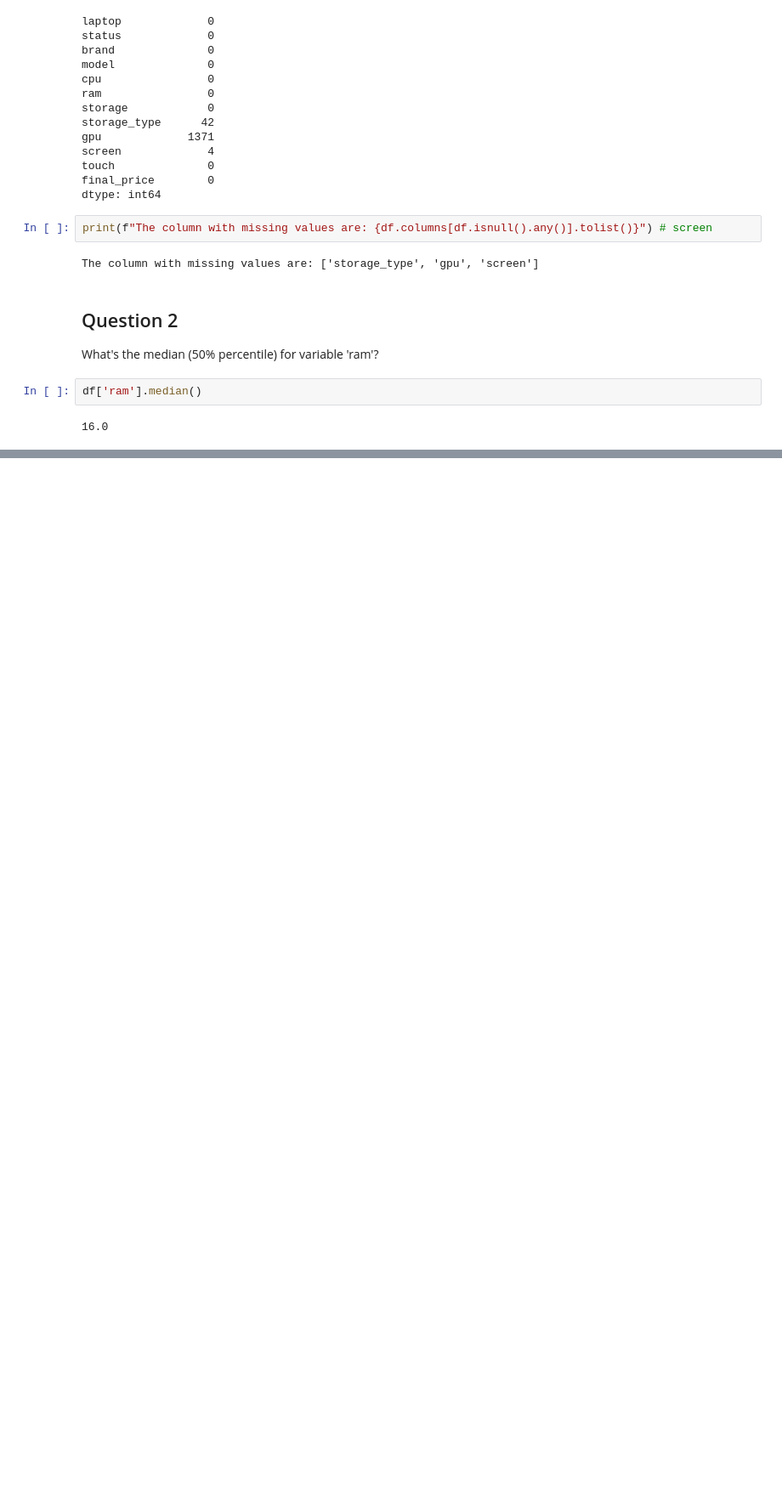
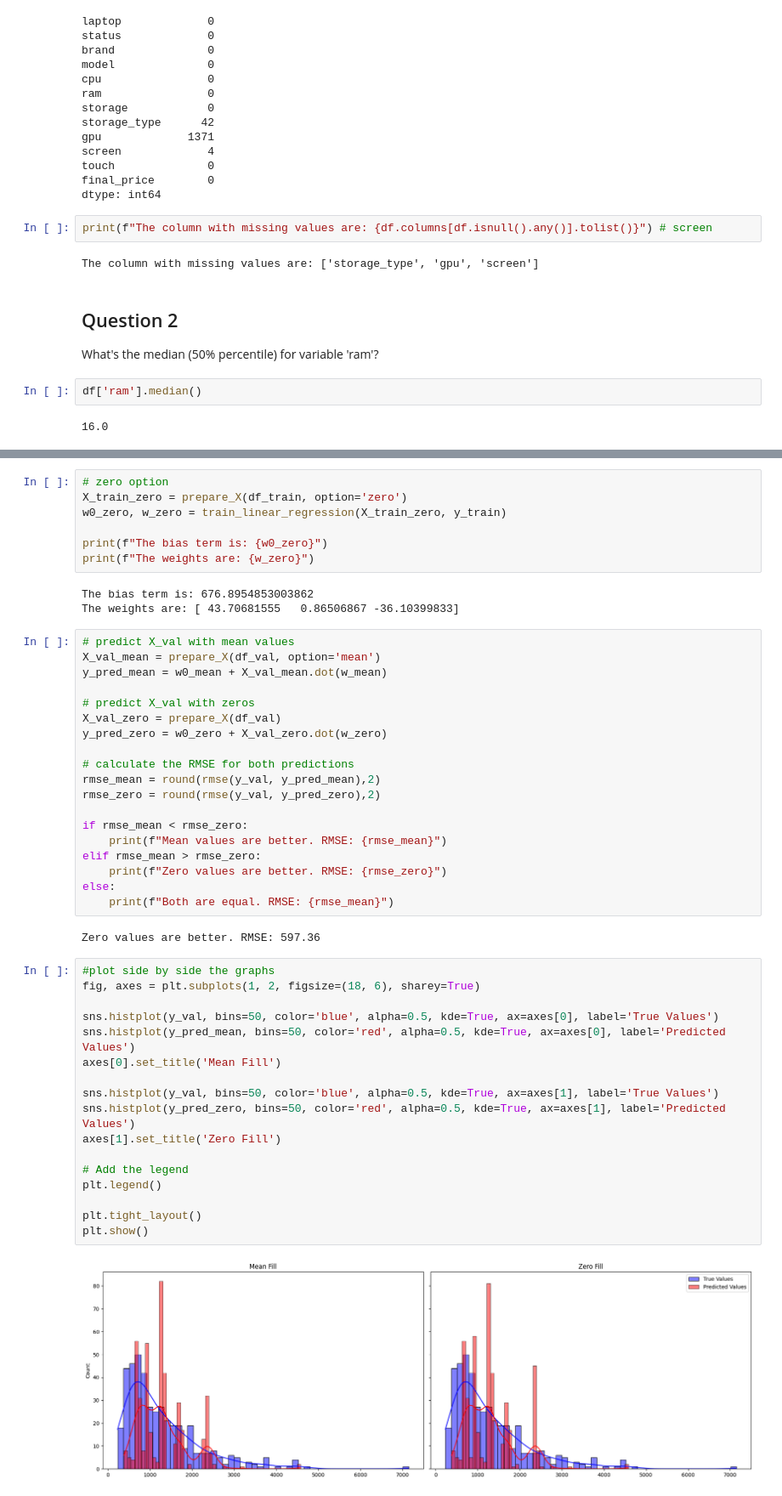
Before and after one commit to RuiFSP/ml-zoomcamp, a Jupyter notebook: 02-regression/homework02.ipynb, the cells around one changed output, grey strips where cells are left out. Shown at 85% size. Drawn from its saved outputs; the diff is of its cells as text; blank space fills up the shorter version.

```diff
--- a/02-regression/homework02.ipynb
+++ b/02-regression/homework02.ipynb
@@ -70,0 +260,50 @@ df['ram'].median()
+# %%
+# zero option
+X_train_zero = prepare_X(df_train, option='zero')
+w0_zero, w_zero = train_linear_regression(X_train_zero, y_train)
+
+print(f"The bias term is: {w0_zero}")
+print(f"The weights are: {w_zero}")
+# %% [output]
+The bias term is: 676.8954853003862
+The weights are: [ 43.70681555   0.86506867 -36.10399833]
+# %%
+# predict X_val with mean values
+X_val_mean = prepare_X(df_val, option='mean')
+y_pred_mean = w0_mean + X_val_mean.dot(w_mean)
+
+# predict X_val with zeros
+X_val_zero = prepare_X(df_val)
+y_pred_zero = w0_zero + X_val_zero.dot(w_zero)
+
+# calculate the RMSE for both predictions
+rmse_mean = round(rmse(y_val, y_pred_mean),2)
+rmse_zero = round(rmse(y_val, y_pred_zero),2)
+
+if rmse_mean < rmse_zero:
+    print(f"Mean values are better. RMSE: {rmse_mean}")
+elif rmse_mean > rmse_zero:
+    print(f"Zero values are better. RMSE: {rmse_zero}")
+else:
+    print(f"Both are equal. RMSE: {rmse_mean}")
+# %% [output]
+Zero values are better. RMSE: 597.36
+# %%
+#plot side by side the graphs
+fig, axes = plt.subplots(1, 2, figsize=(18, 6), sharey=True)
+
+sns.histplot(y_val, bins=50, color='blue', alpha=0.5, kde=True, ax=axes[0], label='True Values')
+sns.histplot(y_pred_mean, bins=50, color='red', alpha=0.5, kde=True, ax=axes[0], label='Predicted Values')
+axes[0].set_title('Mean Fill')
+
+sns.histplot(y_val, bins=50, color='blue', alpha=0.5, kde=True, ax=axes[1], label='True Values')
+sns.histplot(y_pred_zero, bins=50, color='red', alpha=0.5, kde=True, ax=axes[1], label='Predicted Values')
+axes[1].set_title('Zero Fill')
+
+# Add the legend
+plt.legend()
+
+plt.tight_layout()
+plt.show()
+# %% [output]
+[figure, added]
```
Also changed, not shown: parts of 35 cells of this notebook, 2 other files.
